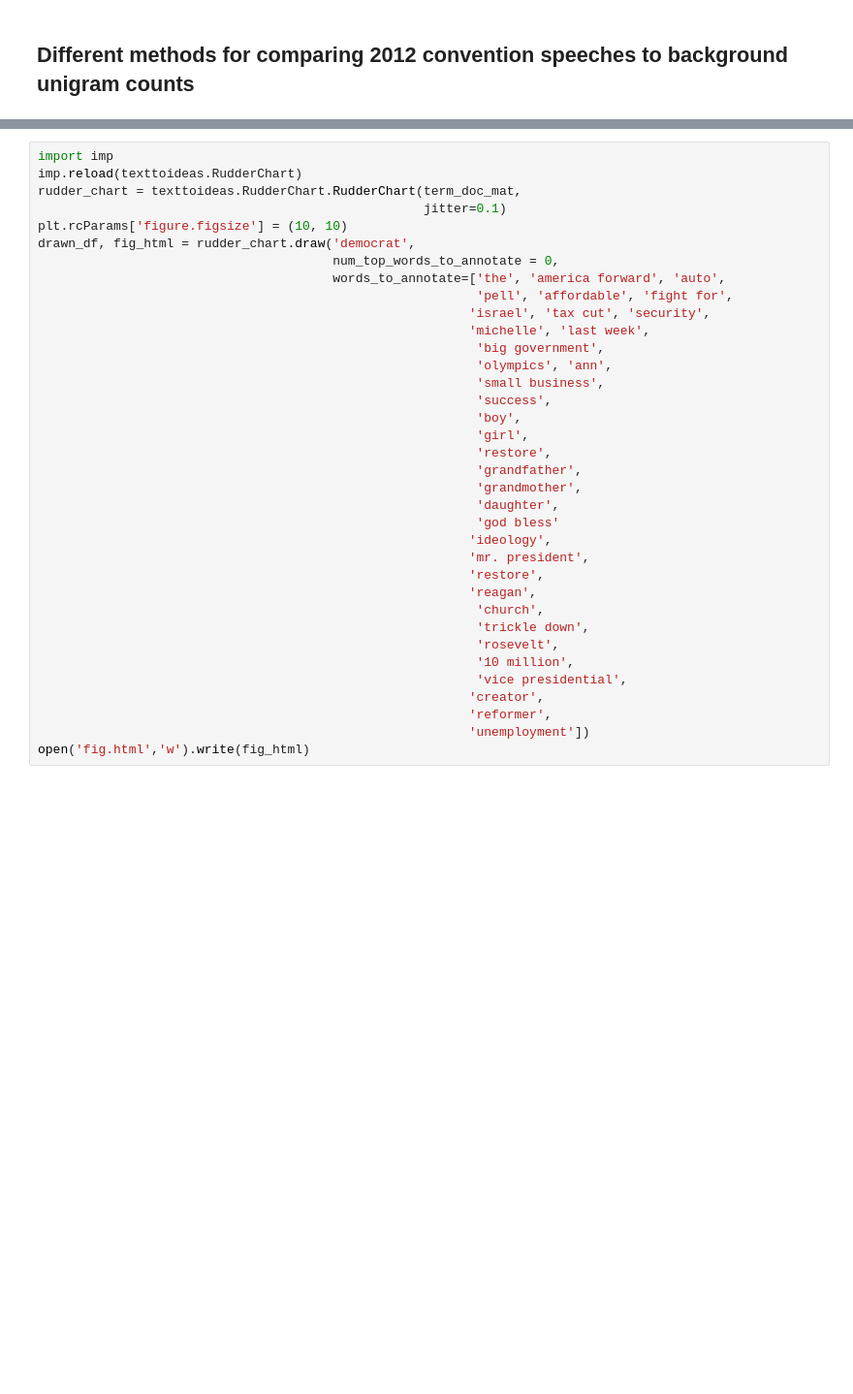
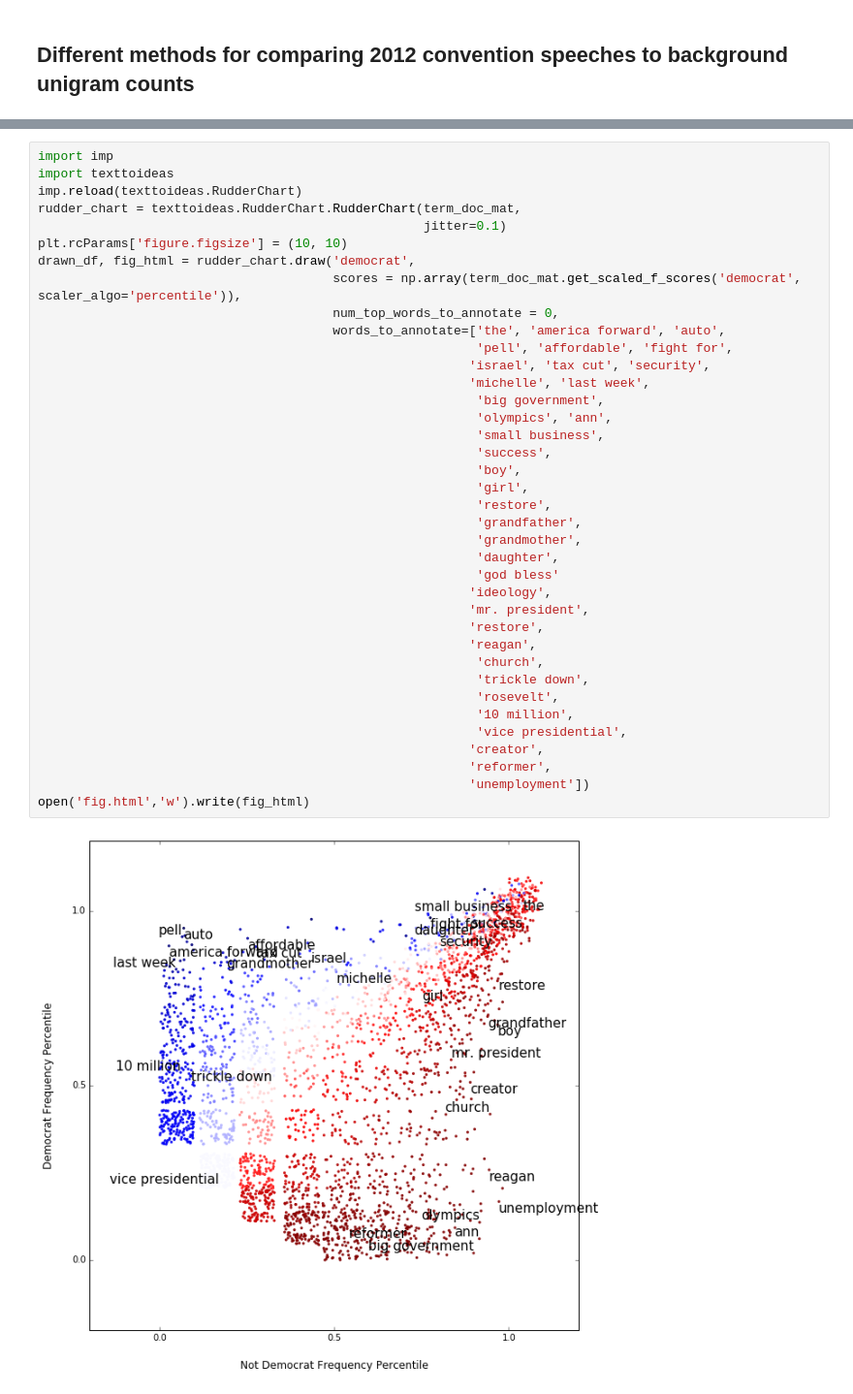
Before and after one commit to JasonKessler/scattertext, a Jupyter notebook: 2012 Political Convention Speech Analysis.ipynb, the cells around one changed output, grey strips where cells are left out. Shown at 97% size. Drawn from its saved outputs; the diff is of its cells as text; blank space fills up the shorter version.

Commit message:
Customized scoring on chart

```diff
--- a/2012 Political Convention Speech Analysis.ipynb
+++ b/2012 Political Convention Speech Analysis.ipynb
@@ -112,36 +196,40 @@ pd.DataFrame({
 # %%
 import imp
+import texttoideas
 imp.reload(texttoideas.RudderChart)
 rudder_chart = texttoideas.RudderChart.RudderChart(term_doc_mat,
                                                    jitter=0.1)
 plt.rcParams['figure.figsize'] = (10, 10)
 drawn_df, fig_html = rudder_chart.draw('democrat',
+                                       scores = np.array(term_doc_mat.get_scaled_f_scores('democrat', scaler_algo='percentile')),
                                        num_top_words_to_annotate = 0,
                                        words_to_annotate=['the', 'america forward', 'auto',
                                                           'pell', 'affordable', 'fight for',
                                                          'israel', 'tax cut', 'security',
                                                          'michelle', 'last week',
                                                           'big government',
                                                           'olympics', 'ann',
                                                           'small business',
                                                           'success',
                                                           'boy',
                                                           'girl',
                                                           'restore',
                                                           'grandfather',
                                                           'grandmother',
                                                           'daughter',
                                                           'god bless'
                                                          'ideology',
                                                          'mr. president',
                                                          'restore',
                                                          'reagan',
                                                           'church',
                                                           'trickle down',
                                                           'rosevelt',
                                                           '10 million',
                                                           'vice presidential',
                                                          'creator',
                                                          'reformer',
                                                          'unemployment'])
 open('fig.html','w').write(fig_html)
+# %% [output]
+[figure, added]
```
Also changed, not shown: parts of 11 cells of this notebook, 1 other file.
